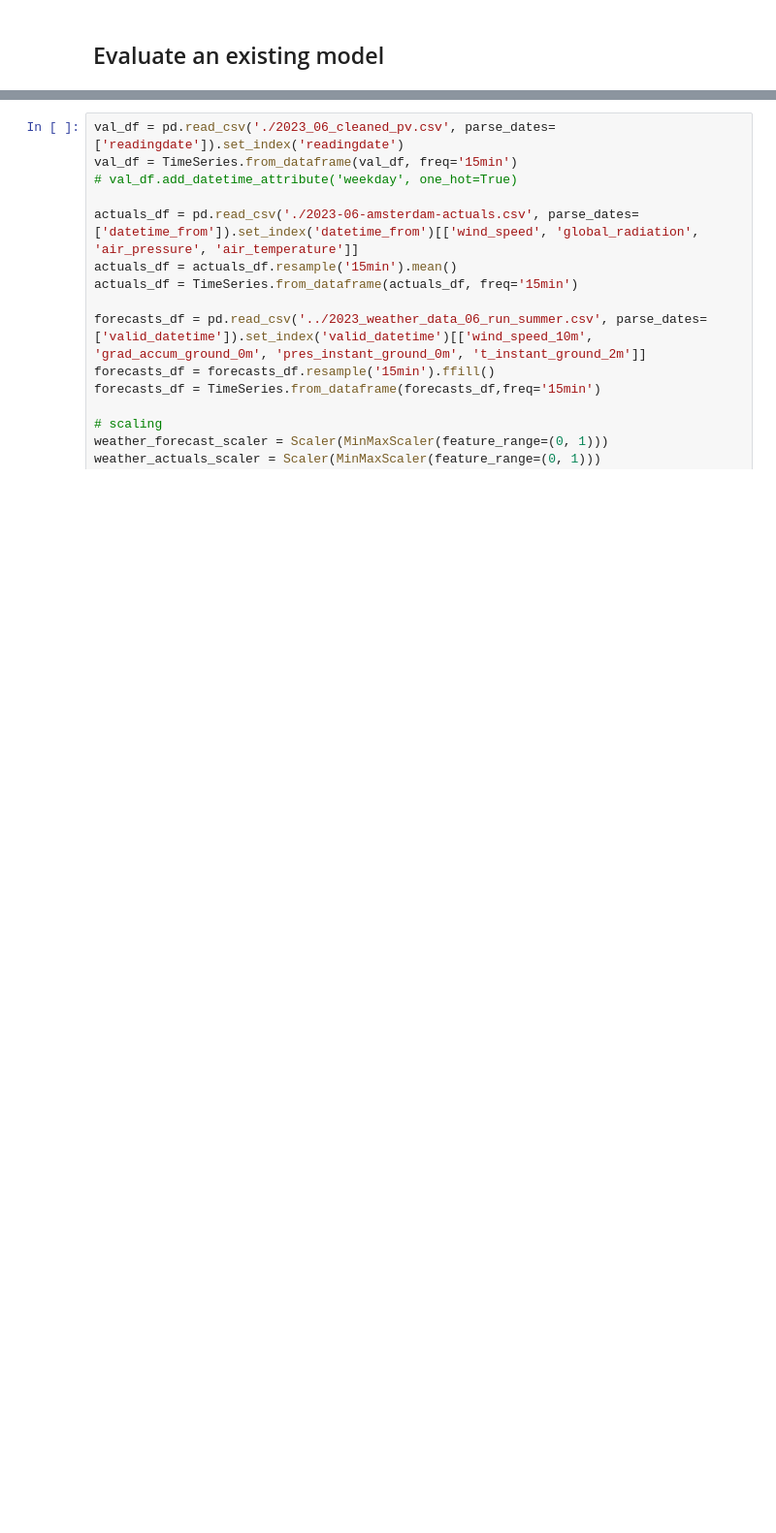
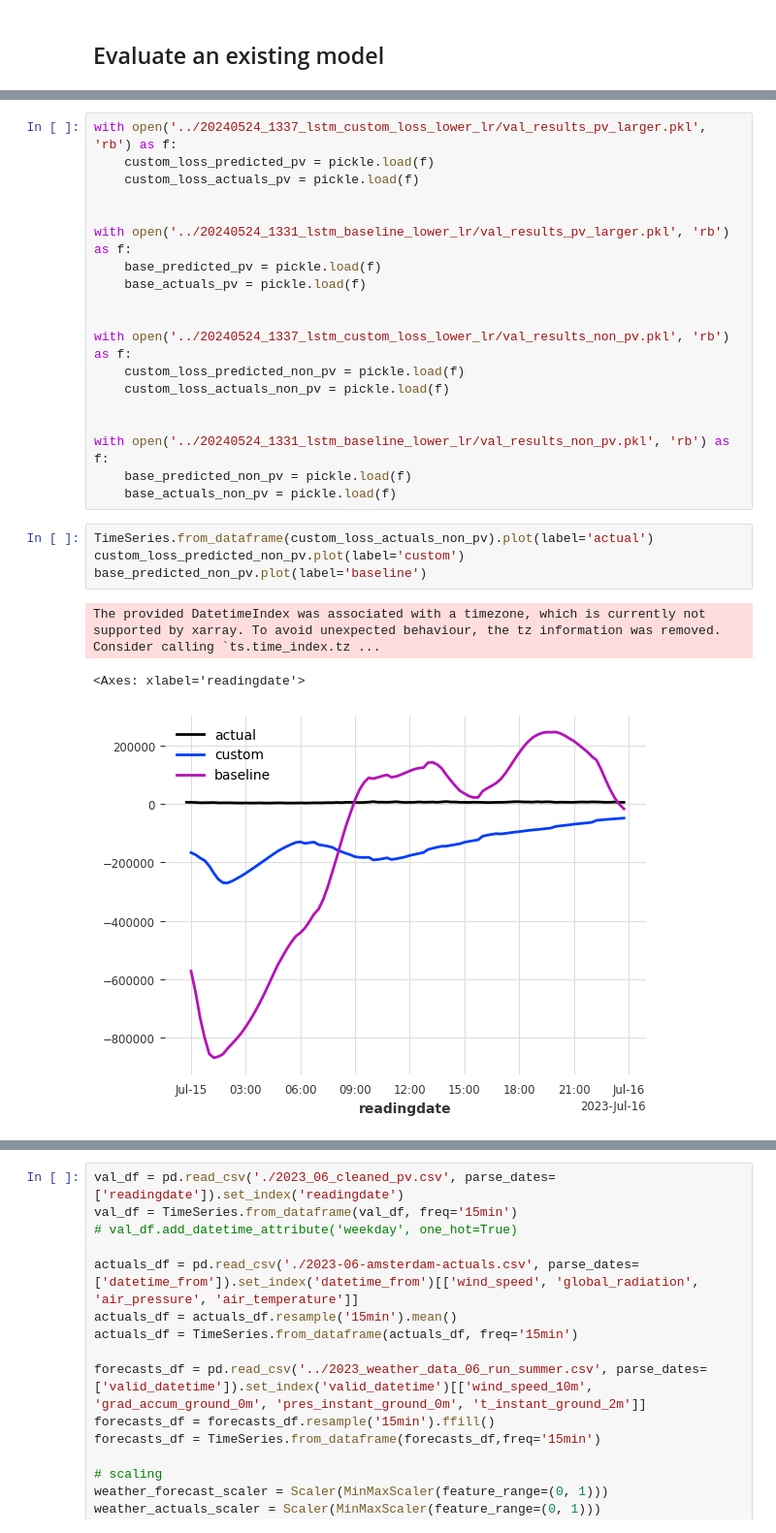
Before and after one commit to erewl/short-term-load-forecasting-with-domain-knowledge, a Jupyter notebook: notebooks/tft_example.ipynb, the cells around one changed output, grey strips where cells are left out. Shown at 97% size. Cells and saved outputs as stored; diff of their text form; blank space fills up the shorter version.

Commit message:
Add evaluation section in tft_notebook, Adjust weights for custom loss for lstm

```diff
--- a/notebooks/tft_example.ipynb
+++ b/notebooks/tft_example.ipynb
@@ -627,0 +648,27 @@ from sklearn.preprocessing import MinMaxScaler
+# %%
+with open('../20240524_1337_lstm_custom_loss_lower_lr/val_results_pv_larger.pkl', 'rb') as f:
+    custom_loss_predicted_pv = pickle.load(f)
+    custom_loss_actuals_pv = pickle.load(f)
+
+
+with open('../20240524_1331_lstm_baseline_lower_lr/val_results_pv_larger.pkl', 'rb') as f:
+    base_predicted_pv = pickle.load(f)
+    base_actuals_pv = pickle.load(f)
+
+
+with open('../20240524_1337_lstm_custom_loss_lower_lr/val_results_non_pv.pkl', 'rb') as f:
+    custom_loss_predicted_non_pv = pickle.load(f)
+    custom_loss_actuals_non_pv = pickle.load(f)
+
+
+with open('../20240524_1331_lstm_baseline_lower_lr/val_results_non_pv.pkl', 'rb') as f:
+    base_predicted_non_pv = pickle.load(f)
+    base_actuals_non_pv = pickle.load(f)
+# %%
+TimeSeries.from_dataframe(custom_loss_actuals_non_pv).plot(label='actual')
+custom_loss_predicted_non_pv.plot(label='custom')
+base_predicted_non_pv.plot(label='baseline')
+# %% [output]
+The provided DatetimeIndex was associated with a timezone, which is currently not supported by xarray. To avoid unexpected behaviour, the tz information was removed. Consider calling `ts.time_index.tz ...
+<Axes: xlabel='readingdate'>
+[figure, added]
```
Also changed, not shown: parts of 18 cells of this notebook, 6 other files.
